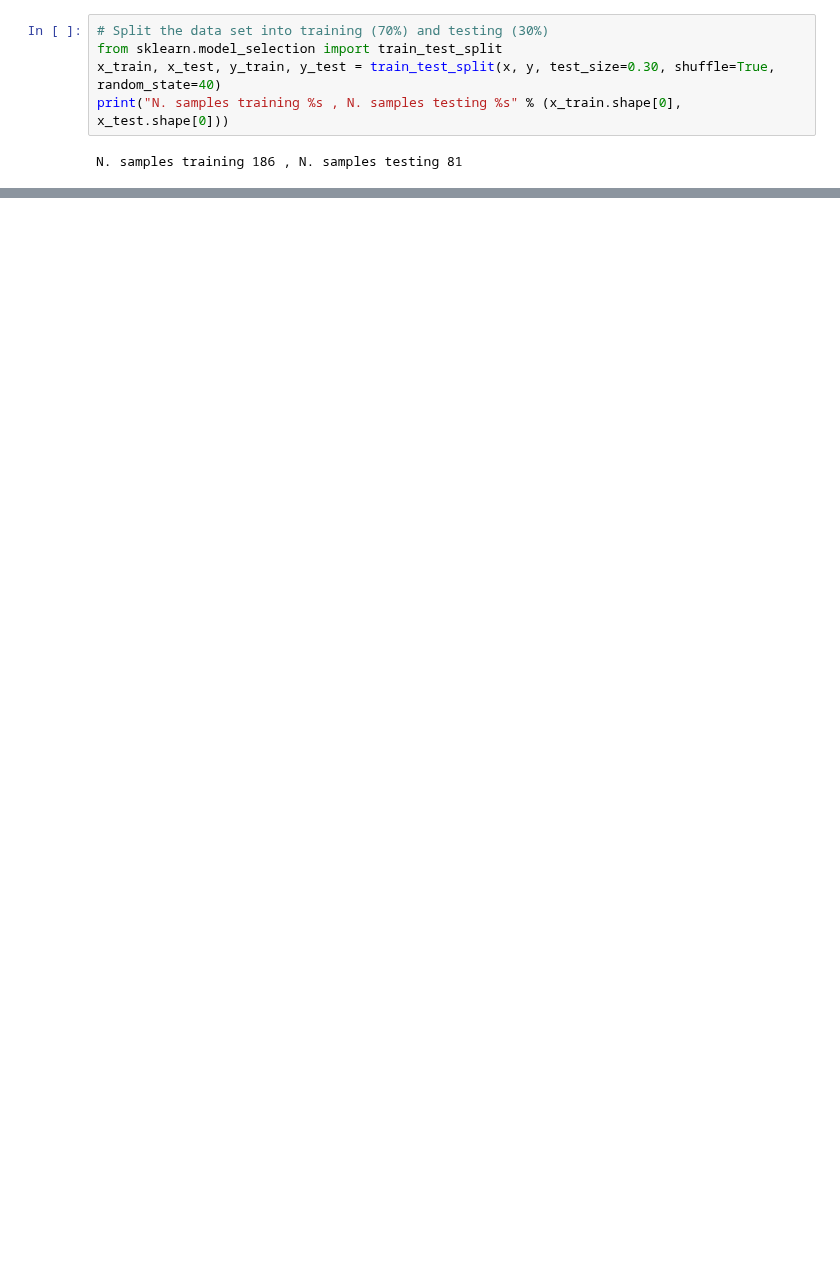
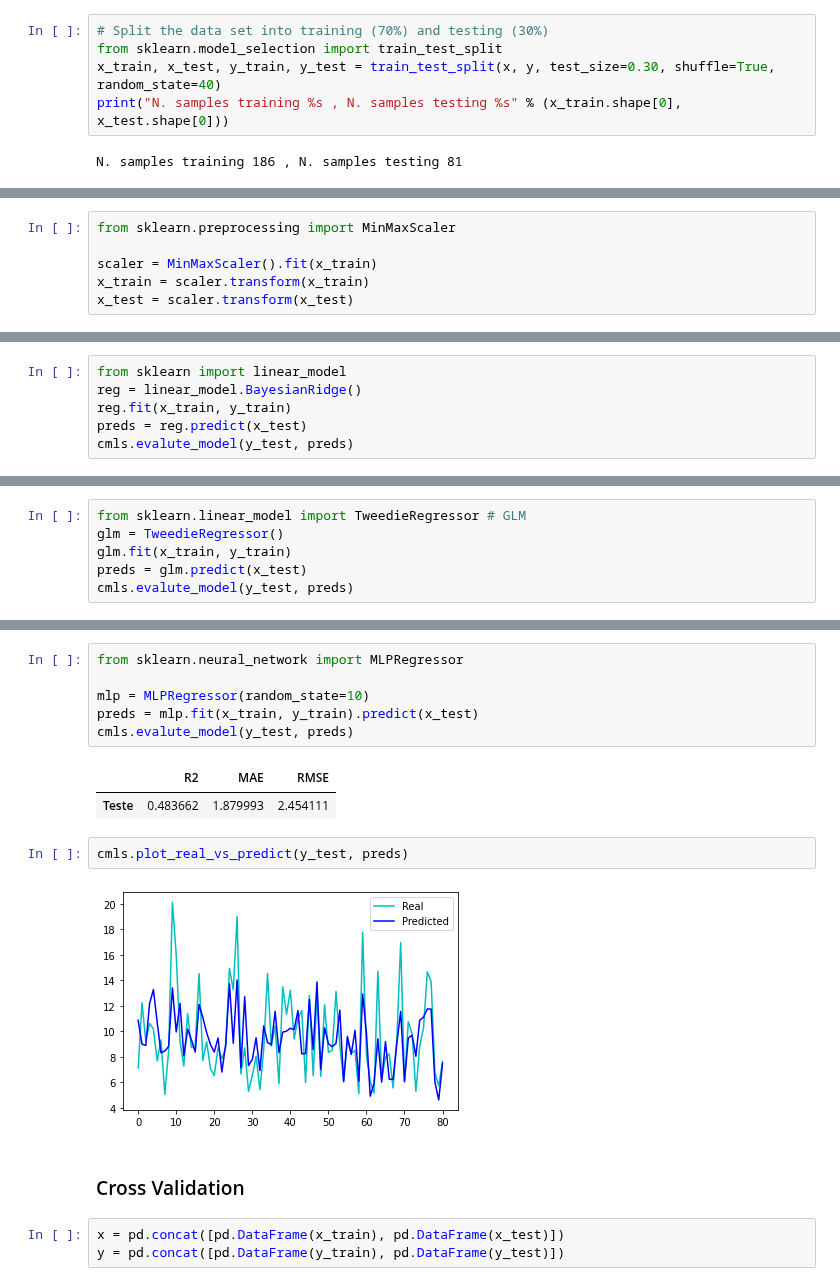
Before and after one commit to egmaziero/ZooWithAI, a Jupyter notebook: NIRS - Pre-Processing.ipynb, the cells around one changed output, grey strips where cells are left out. Drawn from its saved outputs; the diff is of its cells as text; blank space fills up the shorter version.

```diff
--- a/NIRS - Pre-Processing.ipynb
+++ b/NIRS - Pre-Processing.ipynb
@@ -152,0 +137,6 @@ def plot_graphical_analysis(y_test, preds, model):
+# %%
+from sklearn.preprocessing import MinMaxScaler
+
+scaler = MinMaxScaler().fit(x_train)
+x_train = scaler.transform(x_train)
+x_test = scaler.transform(x_test)
@@ -152,0 +155,6 @@ def plot_graphical_analysis(y_test, preds, model):
+# %%
+from sklearn import linear_model
+reg = linear_model.BayesianRidge()
+reg.fit(x_train, y_train)
+preds = reg.predict(x_test)
+cmls.evalute_model(y_test, preds)
@@ -152,0 +164,6 @@ def plot_graphical_analysis(y_test, preds, model):
+# %%
+from sklearn.linear_model import TweedieRegressor # GLM
+glm = TweedieRegressor()
+glm.fit(x_train, y_train)
+preds = glm.predict(x_test)
+cmls.evalute_model(y_test, preds)
@@ -152,0 +191,18 @@ def plot_graphical_analysis(y_test, preds, model):
+# %%
+from sklearn.neural_network import MLPRegressor
+
+mlp = MLPRegressor(random_state=10)
+preds = mlp.fit(x_train, y_train).predict(x_test)
+cmls.evalute_model(y_test, preds)
+# %% [output]
+|  | R2 | MAE | RMSE |
+| Teste | 0.483662 | 1.879993 | 2.454111 |
+# %%
+cmls.plot_real_vs_predict(y_test, preds)
+# %% [output]
+[figure, added]
+# %% [markdown]
+### Cross Validation
+# %%
+x = pd.concat([pd.DataFrame(x_train), pd.DataFrame(x_test)])
+y = pd.concat([pd.DataFrame(y_train), pd.DataFrame(y_test)])
```
Also changed, not shown: parts of 47 cells of this notebook, 2 other files.
